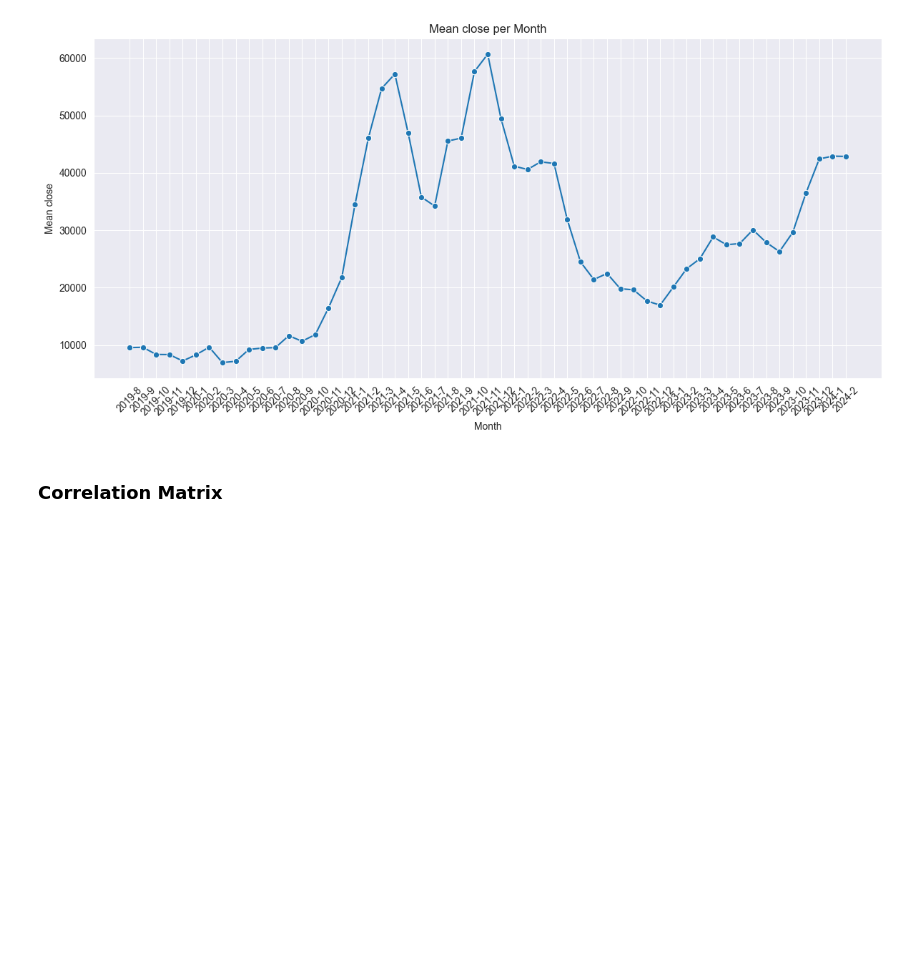
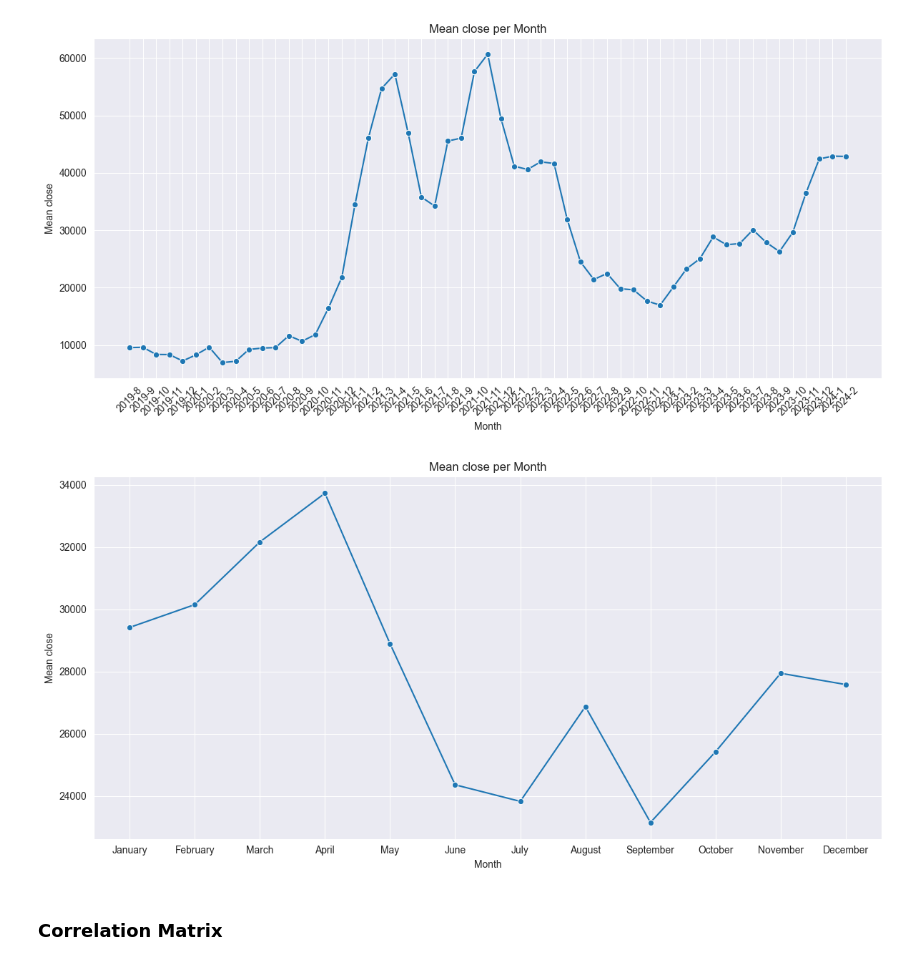
Before and after one commit to lucapetrh-dev/Transformers-Financial-Time-Series-Forecasting, a Jupyter notebook: feature_engineering.ipynb, the cells around one changed output. Saved outputs shown, nothing was run; the diff lists cells and outputs as text; code cells hidden in the pictures; blank space fills up the shorter version.

```diff
--- a/feature_engineering.ipynb
+++ b/feature_engineering.ipynb
@@ -58,6 +58,35 @@ def plot_monthly_mean(df, year, month, value):
 plot_monthly_mean(df, 'year', 'month', 'close')
 # %% [output]
 [figure]
+# %%
+def plot_mean_per_month(df, year_column, month_column, value_column):
+    # Grouping by month to calculate the mean value for each month across years
+    monthly_mean = df.groupby(month_column)[value_column].mean().reset_index()
+
+    # Mapping month numbers to month names for better readability
+    monthly_mean[month_column] = monthly_mean[month_column].apply(lambda x: pd.to_datetime(f'{x}', format='%m').strftime('%B'))
+
+    # Sorting the months correctly
+    monthly_mean[month_column] = pd.Categorical(monthly_mean[month_column], categories=[
+        'January', 'February', 'March', 'April', 'May', 'June',
+        'July', 'August', 'September', 'October', 'November', 'December'], ordered=True)
+    monthly_mean = monthly_mean.sort_values(month_column)
+
+    # Plotting
+    plt.figure(figsize=(12, 6))
+    sns.lineplot(data=monthly_mean, x=month_column, y=value_column, marker='o')
+
+    plt.title(f'Mean {value_column} per Month')
+    plt.xlabel('Month')
+    plt.ylabel(f'Mean {value_column}')
+
+    plt.grid(True)
+    plt.tight_layout()
+    plt.show()
+# %%
+plot_mean_per_month(df, 'year', 'month', 'close')
+# %% [output]
+[figure, added]
 # %% [markdown]
 ### Correlation Matrix
 # %%
```
Also changed, not shown: parts of 4 cells of this notebook, 9 other files.
